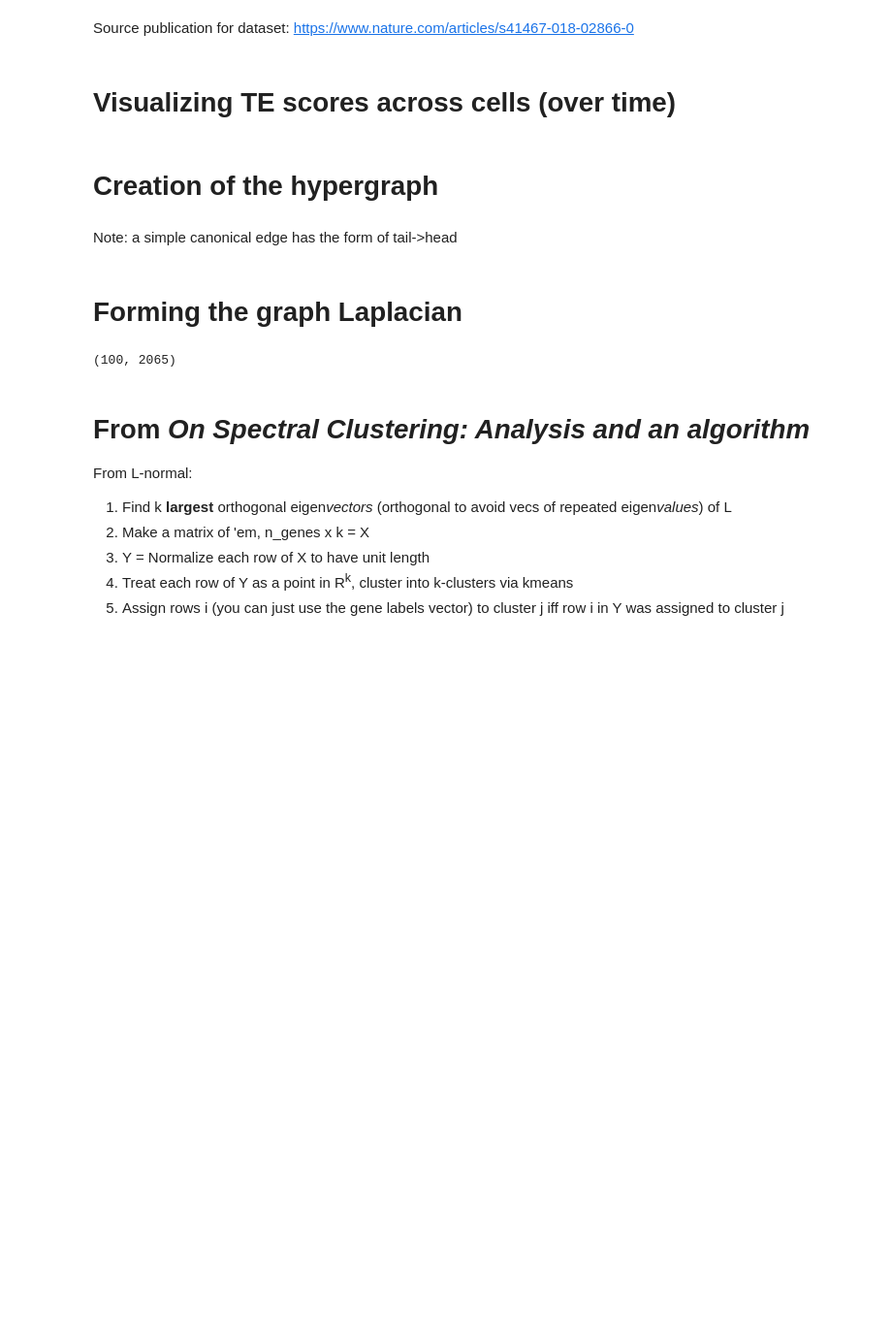
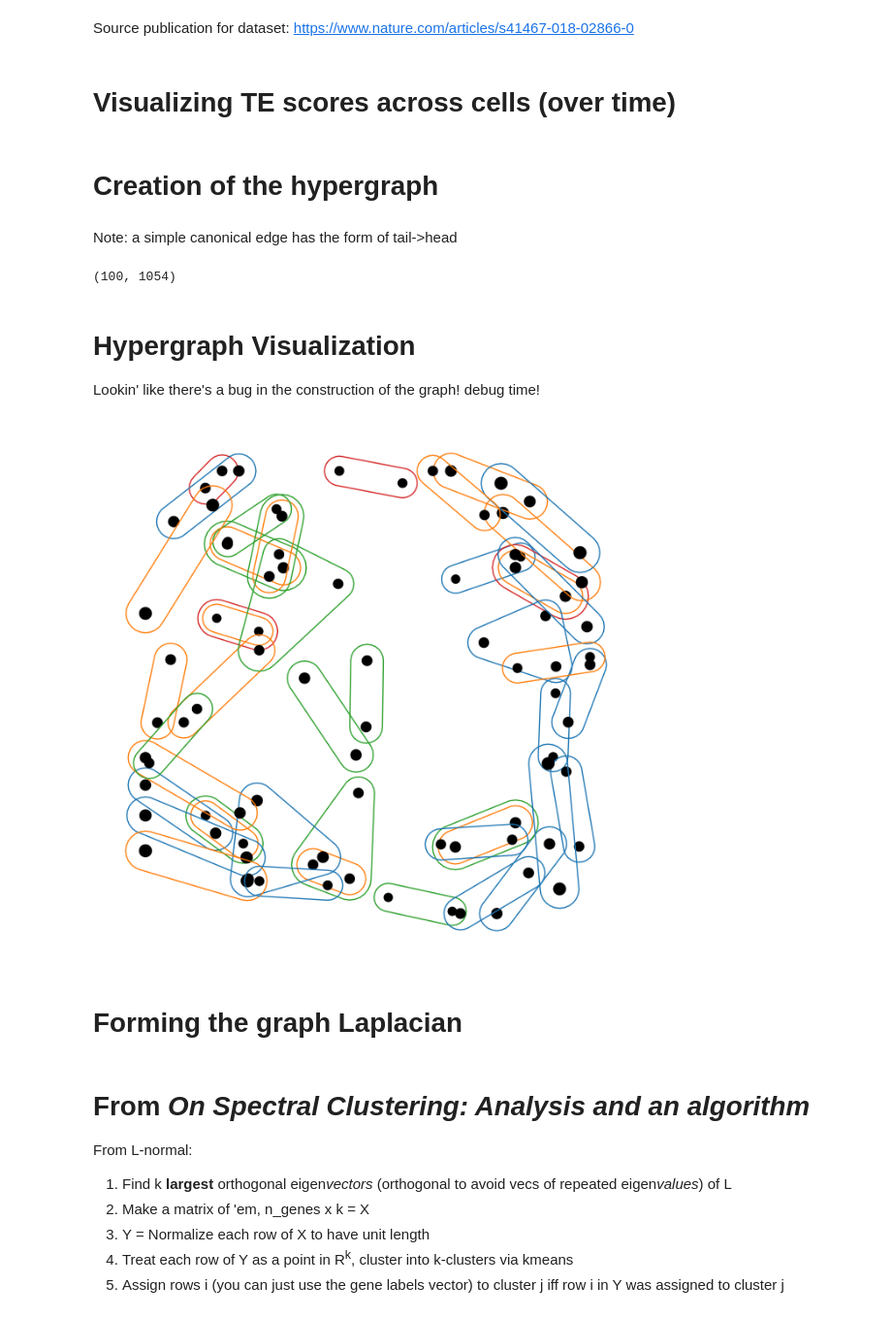
Before and after one commit to Dennis-Bersenev/scPectral, a Jupyter notebook: src/mESCsResult.ipynb, the cells around one changed output. Shown at 97% size. Cells and saved outputs as stored; diff of their text form; code cells hidden in the pictures; blank space fills up the shorter version.

```diff
--- a/src/mESCsResult.ipynb
+++ b/src/mESCsResult.ipynb
@@ -36,7 +36,7 @@ Merges tails with common heads to identify all the multi-arity relations to repr
 _edges: a list of tuples (tail_set, head_set) of all the initial single-tailed edges (note: they are sets, not lists!)
 B: a list of n_gene-sized integer numpy arrays to represent the incidence matrix to update.
 """
-def merge_edges(_edges, B):
+def merge_edges(_edges, B, W, cell_nw):
 
     # init
     edges = deepcopy(_edges)
@@ -66,14 +66,20 @@ def merge_edges(_edges, B):
         # TODO: weight the edges?
         # Add all edges with non-null head sets to the incidence matrix
         for edge in edges:
-            col = np.zeros(n_genes)
             if len(edge[1]) > 0:
+                col = np.zeros(n_genes)
+                w = 0
                 for tail in edge[0]:
-                    col[tail] = 1 #TODO: TESTING
+                    col[tail] = -1 #TODO: TESTING
+                    for head in edge[1]:
+                        w += cell_nw[tail, head]
+
                 for head in edge[1]:
                     col[head] = 1
 
                 B.append(np.copy(col))
+                # add edge weight to edge matrix
+                W.append(w)
 
         edges = deepcopy(new_edges)
         m = len(edges)
@@ -89,8 +95,11 @@ def construct_hyper_graph(cell_index, p):
     unique_genes = set()
     cell_nw = PWscores[cell_index, :, :]
 
-    # The incidence matrix (might use different data structure)
+    # The incidence matrix (TODO: might use different data structures for B and W?)
     B = []
+
+    # The weight matrix
+    W = []
 
     # all scores within whatever % of the max
     tolerance = np.max(cell_nw) * p
@@ -100,7 +109,6 @@ def construct_hyper_graph(cell_index, p):
     # debug var
     count = 0
 
-    # TODO: TEST IT ALL
     while (len(tails) > 0):
         edges = []
         new_tails = set()
@@ -117,7 +125,7 @@ def construct_hyper_graph(cell_index, p):
                 for head in heads:
                     # error handling
                     if (cell_nw[tail, head] <= tolerance):
-                        print("BIG BUG") # TODO: keep this error cond here and handle it better!
+                        raise ValueError("Improper pair discovered.")
 
                     # update the next-level tails
                     new_tails.add(head)
@@ -130,21 +138,25 @@ def construct_hyper_graph(cell_index, p):
                 tail_as_set.add(tail)
                 edges.append([tail_as_set, heads])
 
-        # update the unique heads set
-        # for e in edges:
-        #     for h in e[1]:
-        #         unique_genes.add(h)
         for h in heads_to_remember:
             unique_genes.add(h)
 
-        merge_edges(edges, B)
+        merge_edges(edges, B, W, cell_nw)
         tails = set(deepcopy(new_tails))
 
-    return B
+    return B, W
 # %%
 hedges = []
+weights = []
 # TODO: Test proper via some contrived examples
 for i in range(n_cells):
-    G = construct_hyper_graph(i, 0.7)
+    G, W = construct_hyper_graph(i, 0.8)
     if (len(G) > 0):
         hedges.append(np.transpose(np.array(G)))
+        weights.append(np.array(W))
+# %%
+H = np.concatenate(hedges, axis=1)
+W = np.concatenate(weights)
+H.shape
+# %% [output]
+(100, 1054)
@@ -150,0 +187,9 @@ for i in range(n_cells):
+# %% [markdown]
+# Hypergraph Visualization
+Lookin' like there's a bug in the construction of the graph! debug time!
+# %%
+for i in range(len(hedges)):
+    hnx.draw(hnx.classes.Hypergraph.from_numpy_array(hedges[i]), with_node_labels=False, with_edge_labels=False)
+    # hnx.draw(hnx.classes.Hypergraph.from_numpy_array(hedges[i]))
+# %% [output]
+[figure, added]
@@ -151,7 +199,2 @@ for i in range(n_cells):
 # %% [markdown]
 # Forming the graph Laplacian
-# %%
-H = np.concatenate(hedges, axis=1)
-H.shape
-# %% [output]
-(100, 2065)
```
Also changed, not shown: parts of 10 cells of this notebook.
